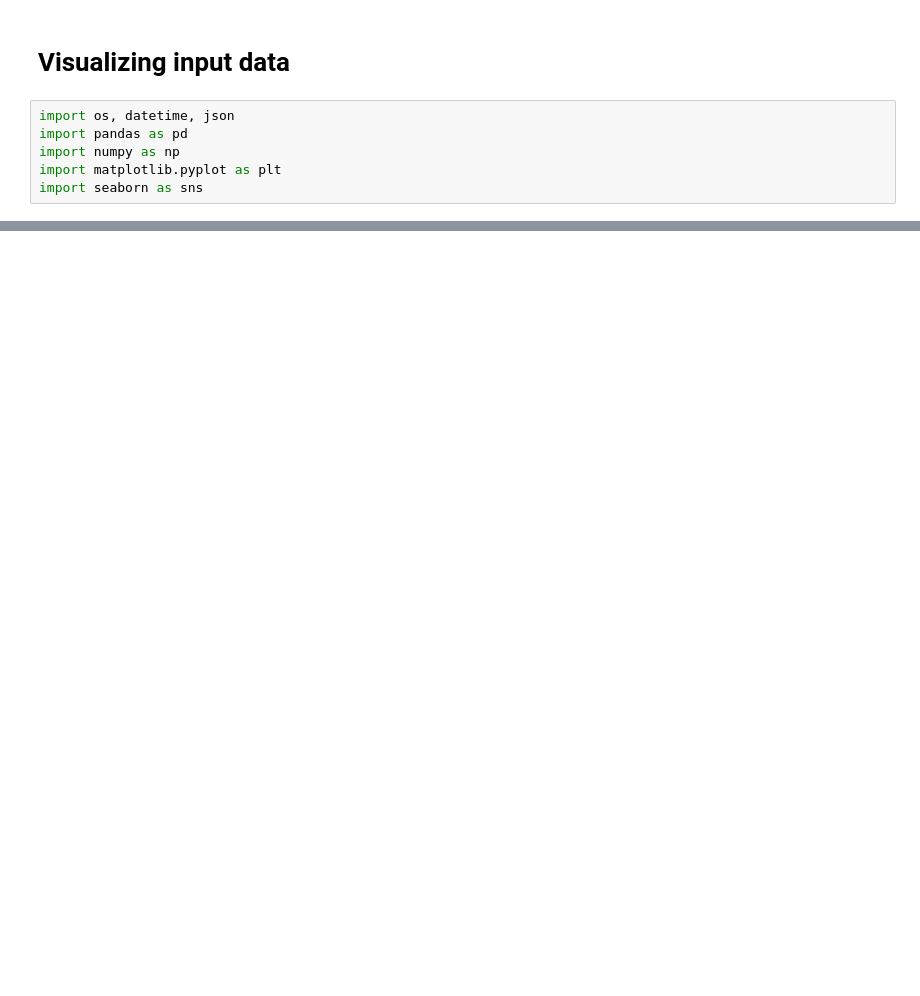
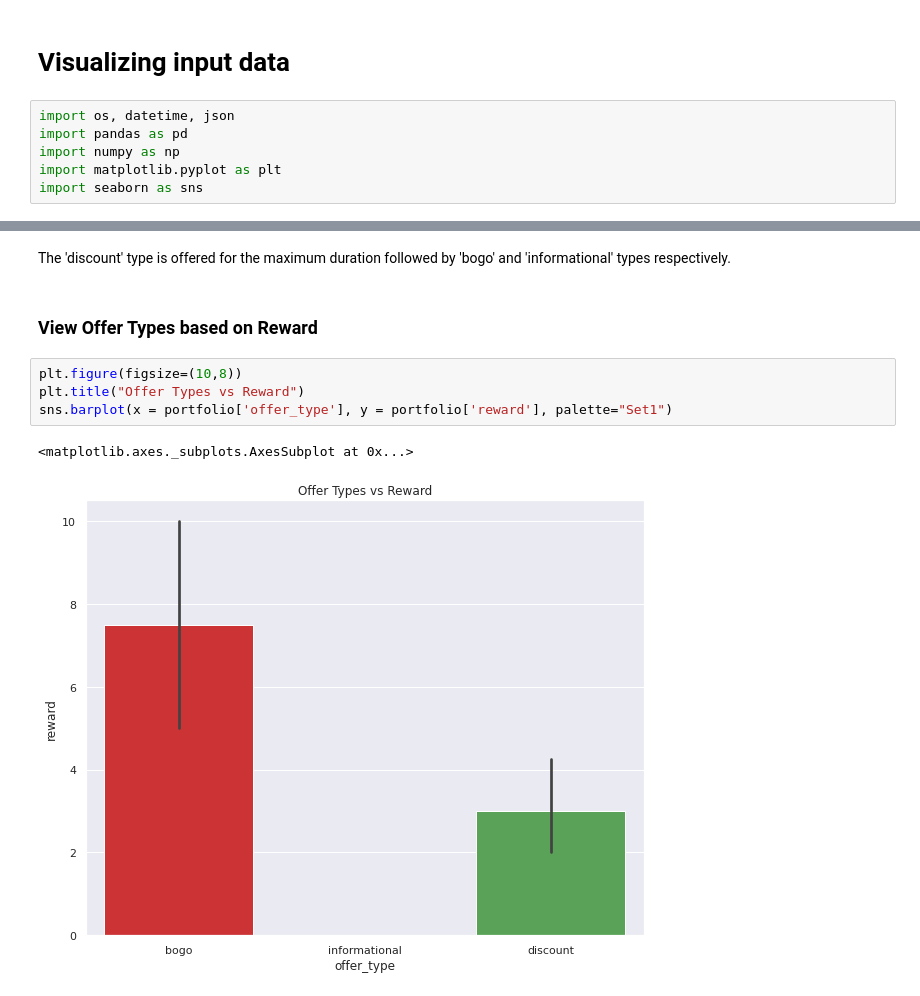
Before and after one commit to p33ves/Starbucks-Passive-Customer-Detection, a Jupyter notebook: Input_data_visualiation.ipynb, the cells around one changed output, grey strips where cells are left out. Drawn from its saved outputs; the diff is of its cells as text; blank space fills up the shorter version.

```diff
--- a/Input_data_visualiation.ipynb
+++ b/Input_data_visualiation.ipynb
@@ -93,0 +56,11 @@ sns.kdeplot(data = xtr_data['total_view_ratio'], shade=True, label = "Total Offe
+# %% [markdown]
+The 'discount' type is offered for the maximum duration followed by 'bogo' and 'informational' types respectively.
+# %% [markdown]
+### View Offer Types based on Reward
+# %%
+plt.figure(figsize=(10,8))
+plt.title("Offer Types vs Reward")
+sns.barplot(x = portfolio['offer_type'], y = portfolio['reward'], palette="Set1")
+# %% [output]
+<matplotlib.axes._subplots.AxesSubplot at 0x...>
+[figure, added]
```
Also changed, not shown: parts of 62 cells of this notebook.
